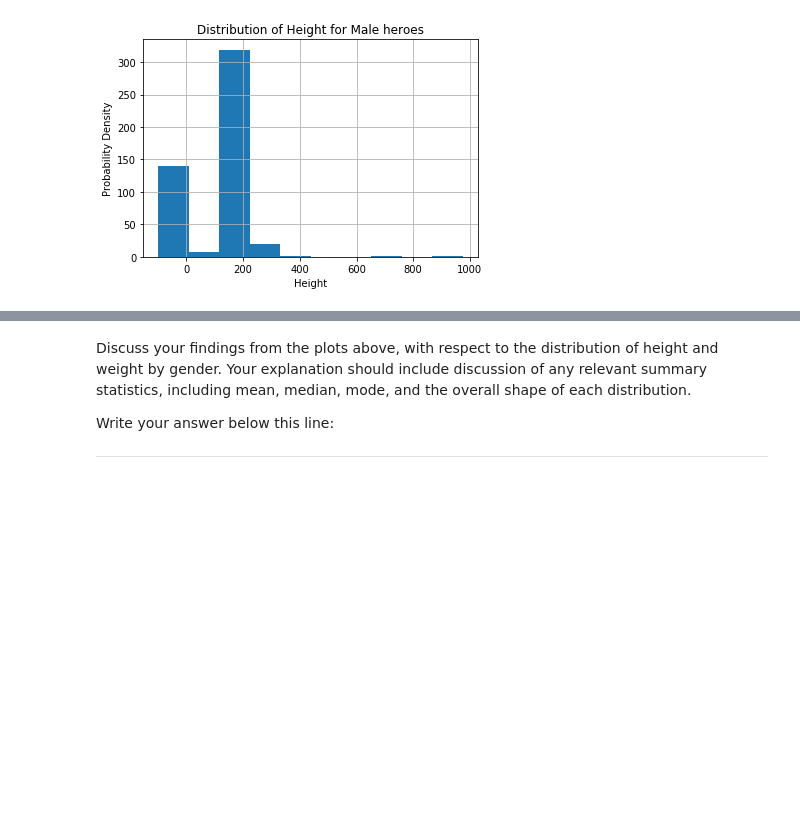
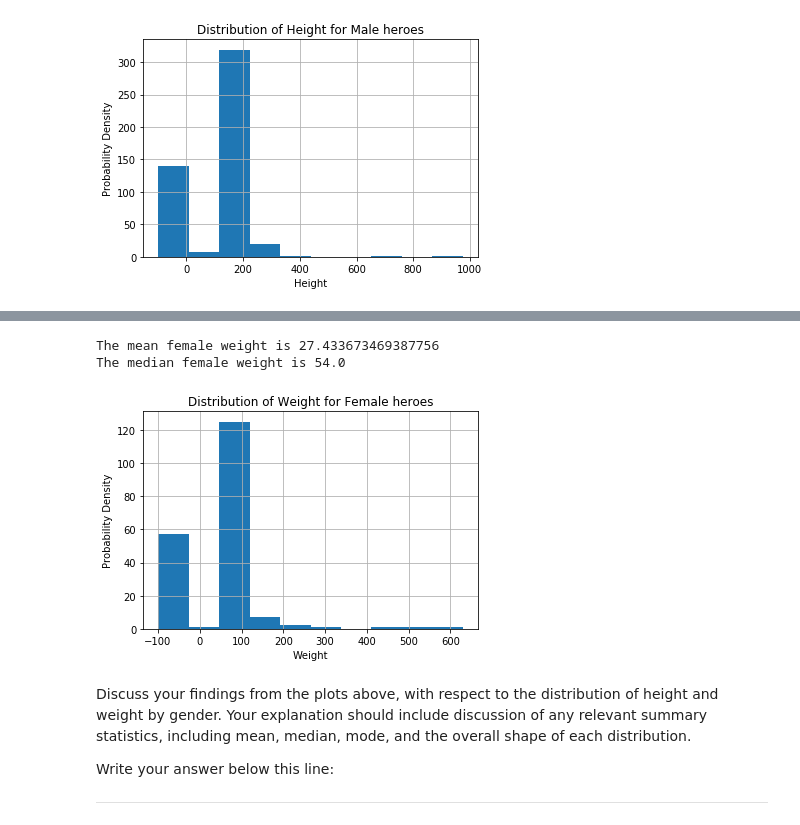
Before and after one commit to zazuetaz/dsc-data-cleaning-project-online-ds-pt-071519, a Jupyter notebook: index.ipynb, the cells around one changed output, grey strips where cells are left out. Drawn from its saved outputs; the diff is of its cells as text; code cells hidden in the pictures; blank space fills up the shorter version.

```diff
--- a/index.ipynb
+++ b/index.ipynb
@@ -308,3 +320,12 @@ Median height for male heroes: 180.0
+# %%
+# Female Weight
+show_distplot(female_heroes_df, 'Female', 'Weight')
+print('The mean female weight is {}'.format(female_heroes_df['Weight'].mean()))
+print('The median female weight is {}'.format(female_heroes_df['Weight'].median()))
+# %% [output]
+The mean female weight is 27.433673469387756
+The median female weight is 54.0
+[figure, added]
 # %% [markdown]
 Discuss your findings from the plots above, with respect to the distribution of height and weight by gender.  Your explanation should include discussion of any relevant summary statistics, including mean, median, mode, and the overall shape of each distribution.
 
```
Also changed, not shown: parts of 20 cells of this notebook.
